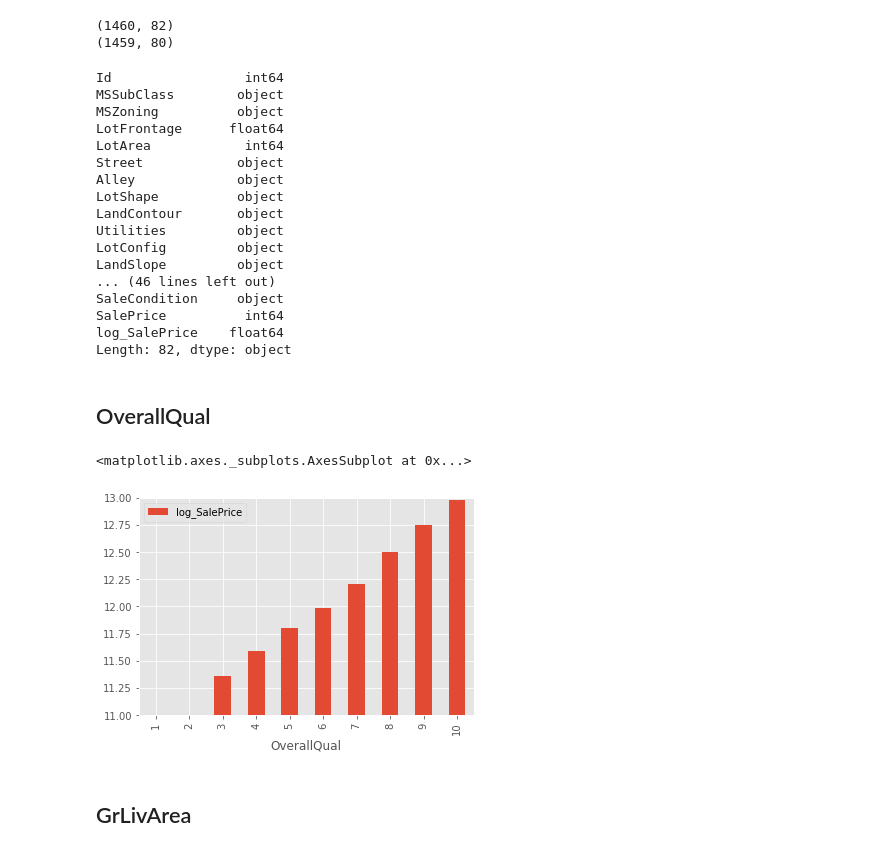
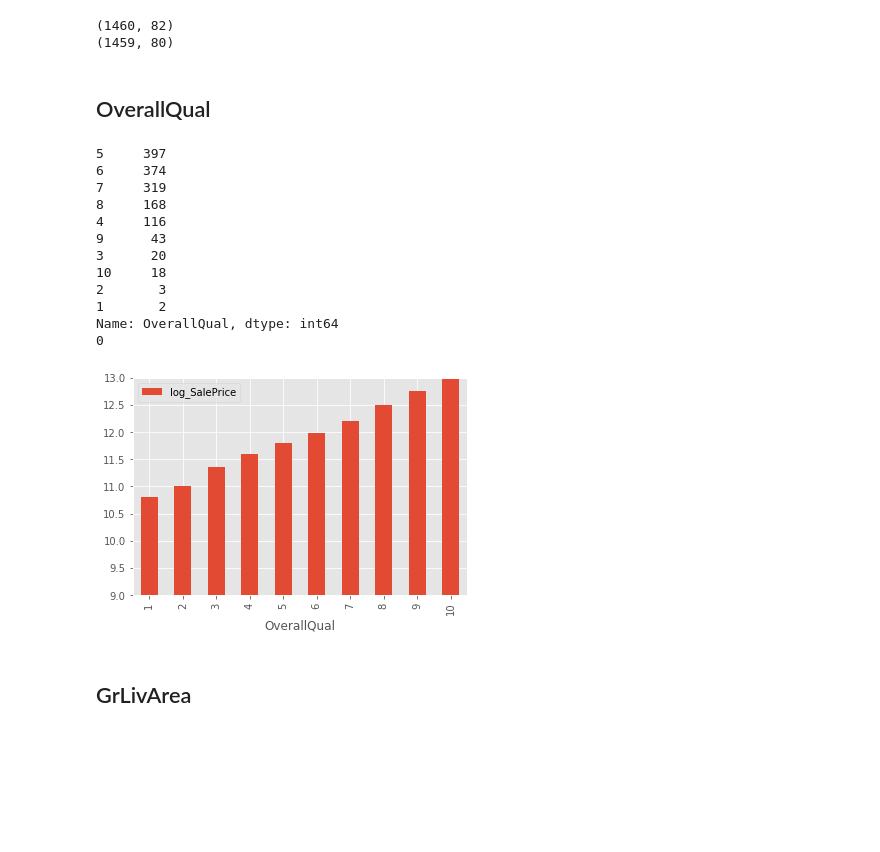
Before and after one commit to brandtg28/kaggle_housing_prices, a Jupyter notebook: data_analysis.ipynb, the cells around one changed output. Cells and saved outputs as stored; diff of their text form; code cells hidden in the pictures; blank space fills up the shorter version.

```diff
--- a/data_analysis.ipynb
+++ b/data_analysis.ipynb
@@ -127,34 +132,27 @@ print(test.shape)
 # %% [output]
 (1460, 82)
 (1459, 80)
-# %%
-train.dtypes
-# %% [output]
-Id                 int64
-MSSubClass        object
-MSZoning          object
-LotFrontage      float64
-LotArea            int64
-Street            object
-Alley             object
-LotShape          object
-LandContour       object
-Utilities         object
-LotConfig         object
-LandSlope         object
-... (46 lines left out)
-SaleCondition     object
-SalePrice          int64
-log_SalePrice    float64
-Length: 82, dtype: object
 # %% [markdown]
 ## OverallQual
 # %%
 pivot = train.pivot_table(index='OverallQual', values = 'log_SalePrice', aggfunc=np.median)
-pivot.plot(kind='bar',ylim=(11,13))
+pivot.plot(kind='bar',ylim=(9,13))
+print(train.OverallQual.value_counts())
+print(train.OverallQual.isnull().sum())
 # %% [output]
-<matplotlib.axes._subplots.AxesSubplot at 0x...>
+5     397
+6     374
+7     319
+8     168
+4     116
+9      43
+3      20
+10     18
+2       3
+1       2
+Name: OverallQual, dtype: int64
+0
-[figure, old version]
+[figure, new version]
 # %% [markdown]
 ## GrLivArea
 # %%
```
Also changed, not shown: parts of 80 cells of this notebook, 3 other files.
